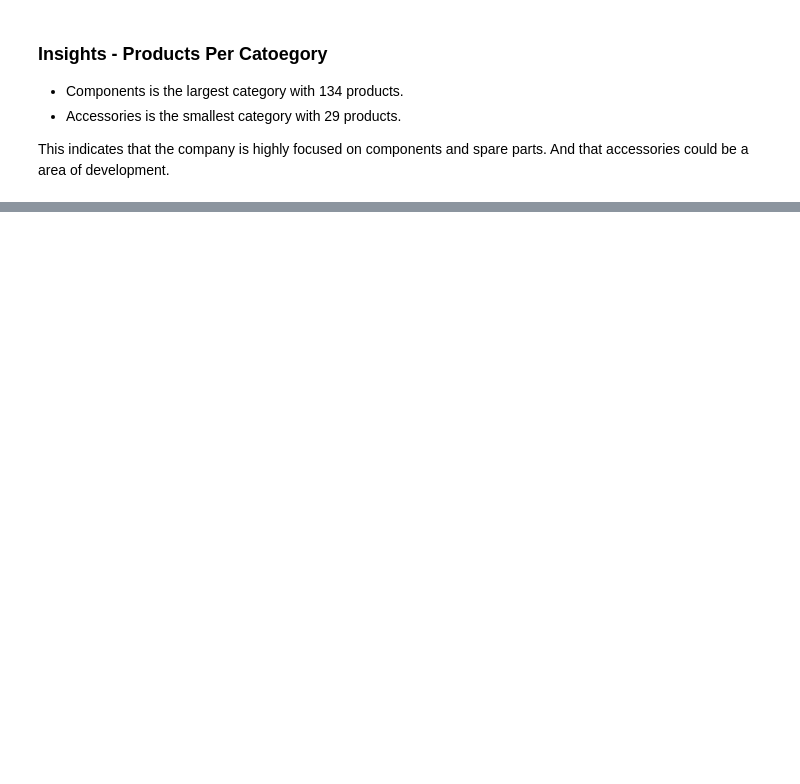
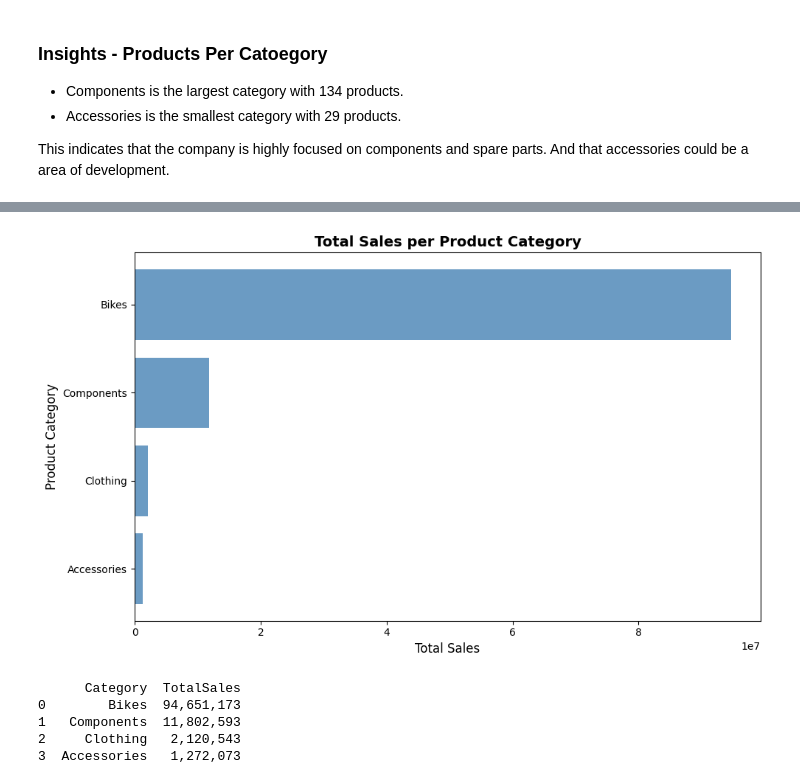
Before and after one commit to Realytica/advAnalysis, a Jupyter notebook: notebooks/analytics.ipynb, the cells around one changed output, grey strips where cells are left out. Cells and saved outputs as stored; diff of their text form; code cells hidden in the pictures; blank space fills up the shorter version.

```diff
--- a/notebooks/analytics.ipynb
+++ b/notebooks/analytics.ipynb
@@ -95,0 +117,45 @@ This indicates that the company is highly focused on components and spare parts.
+# %%
+query_vis_2 = """
+SELECT
+    pc.Name AS Category,
+    SUM(sod.LineTotal) AS TotalSales
+FROM Sales.SalesOrderDetail sod
+JOIN Production.Product p ON p.ProductID = sod.ProductID
+JOIN Production.ProductSubcategory psc ON psc.ProductSubcategoryID = p.ProductSubcategoryID
+JOIN Production.ProductCategory pc ON pc.ProductCategoryID = psc.ProductCategoryID
+GROUP BY pc.Name
+ORDER BY TotalSales DESC
+"""
+
+df_vis_2 = query_df(query_vis_2)
+
+fig, ax = plt.subplots(figsize=(10, 6))
+
+bars = ax.barh(df_vis_2['Category'], df_vis_2['TotalSales'], color='steelblue', alpha=0.8)
+
+# for bar in bars:
+#     width = bar.get_width()
+#     ax.text(
+#         width,
+#         bar.get_y() + bar.get_height() / 2,
+#         f"{width:,.0f}",
+#         va='center',
+#         ha='left'
+#     )
+
+ax.set_xlabel('Total Sales', fontsize=12)
+ax.set_ylabel('Product Category', fontsize=12)
+ax.set_title('Total Sales per Product Category', fontsize=14, fontweight='bold')
+
+ax.invert_yaxis()
+plt.tight_layout()
+plt.show()
+
+print(df_vis_2.assign(TotalSales=df_vis_2["TotalSales"].map(lambda x: f"{x:,.0f}"))[["Category", "TotalSales"]])
+# %% [output]
+[figure, added]
+      Category  TotalSales
+0        Bikes  94,651,173
+1   Components  11,802,593
+2     Clothing   2,120,543
+3  Accessories   1,272,073
```
Also changed, not shown: parts of 19 cells of this notebook, 1 other file.
